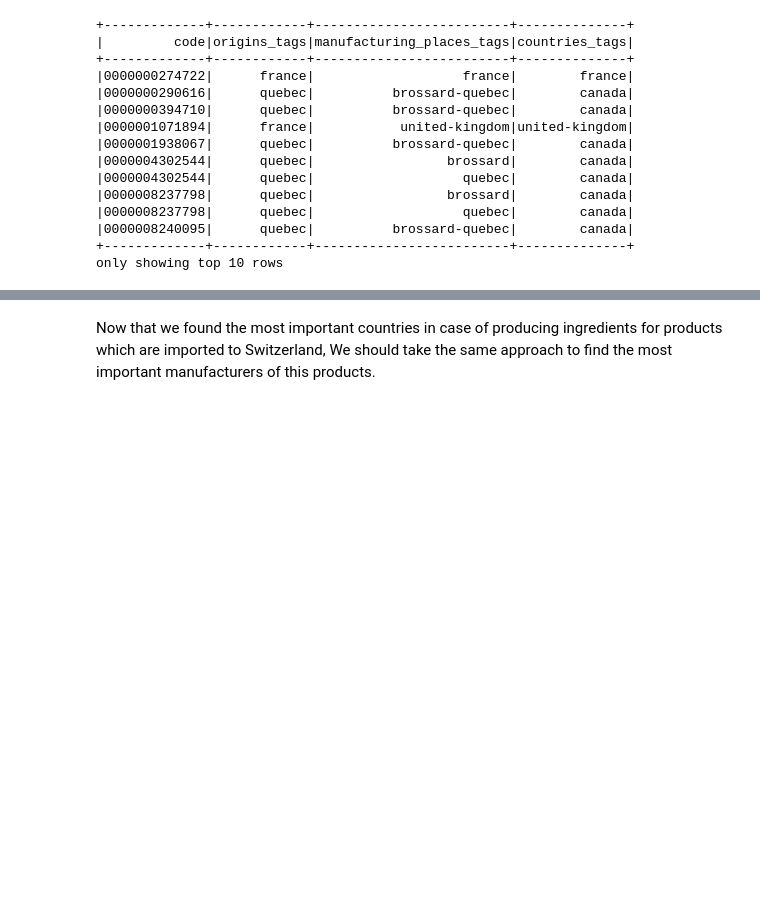
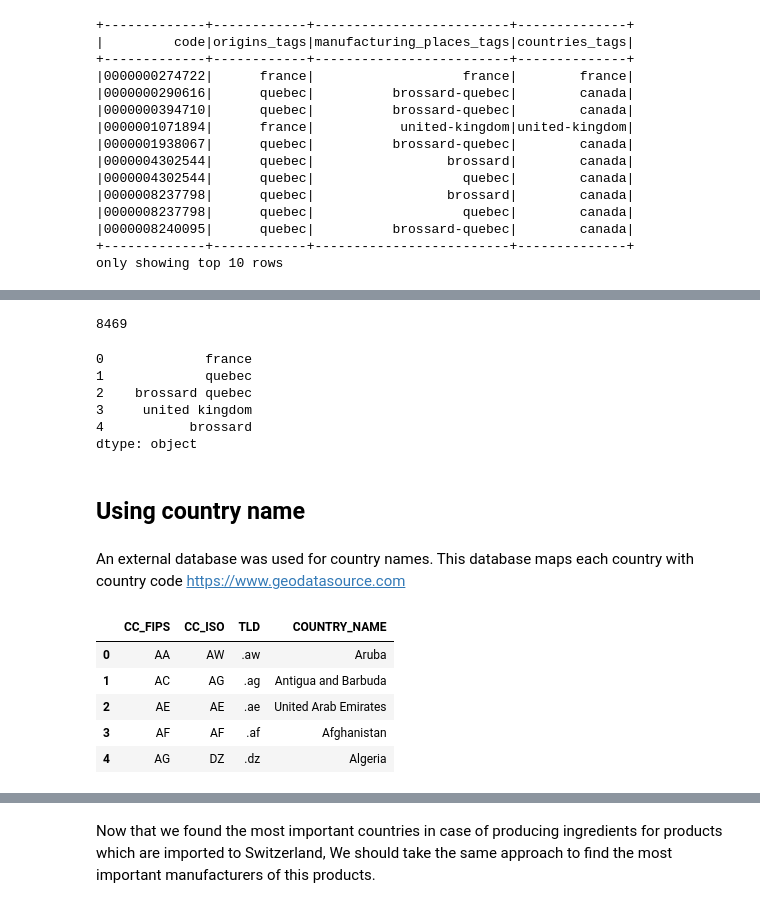
Before and after one commit to MrymZakani/ADA, a Jupyter notebook: cleaning_countries.ipynb, the cells around one changed output, grey strips where cells are left out. Drawn from its saved outputs; the diff is of its cells as text; code cells hidden in the pictures; blank space fills up the shorter version.

Commit message:
Add cleaning countries

```diff
--- a/cleaning_countries.ipynb
+++ b/cleaning_countries.ipynb
@@ -52,6 +52,8 @@ sc = spark.sparkContext
 # %%
 DATA_FOLDER = 'data'
 openfood_file = "/en.openfoodfacts.org.products.csv"
+cities_file = "/worldcitiespop.csv"
+countries_file = "/GEODATASOURCE-COUNTRY.csv"
 # %% [markdown]
 # Loading data
 # %%
@@ -192,0 +165,34 @@ We classify these products under different categories:
+# %%
+countries = countries.drop_duplicates().reset_index(drop=True)
+countries = countries.str.replace("-", " ")
+
+# Remove numbers from name of countries
+countries = countries.str.replace('\d+', '')
+
+print(len(countries))
+# %% [output]
+8469
+# %%
+countries.head()
+# %% [output]
+0             france
+1             quebec
+2    brossard quebec
+3     united kingdom
+4           brossard
+dtype: object
+# %% [markdown]
+## Using country name
+# %% [markdown]
+An external database was used for country names. This database maps each country with country code
+https://www.geodatasource.com
+# %%
+dataset_countries = pd.read_csv(DATA_FOLDER+ countries_file,sep='\t', error_bad_lines=False)
+dataset_countries.head()
+# %% [output]
+|  | CC_FIPS | CC_ISO | TLD | COUNTRY_NAME |
+| 0 | AA | AW | .aw | Aruba |
+| 1 | AC | AG | .ag | Antigua and Barbuda |
+| 2 | AE | AE | .ae | United Arab Emirates |
+| 3 | AF | AF | .af | Afghanistan |
+| 4 | AG | DZ | .dz | Algeria |
```
Also changed, not shown: parts of 49 cells of this notebook, 2 other files.
